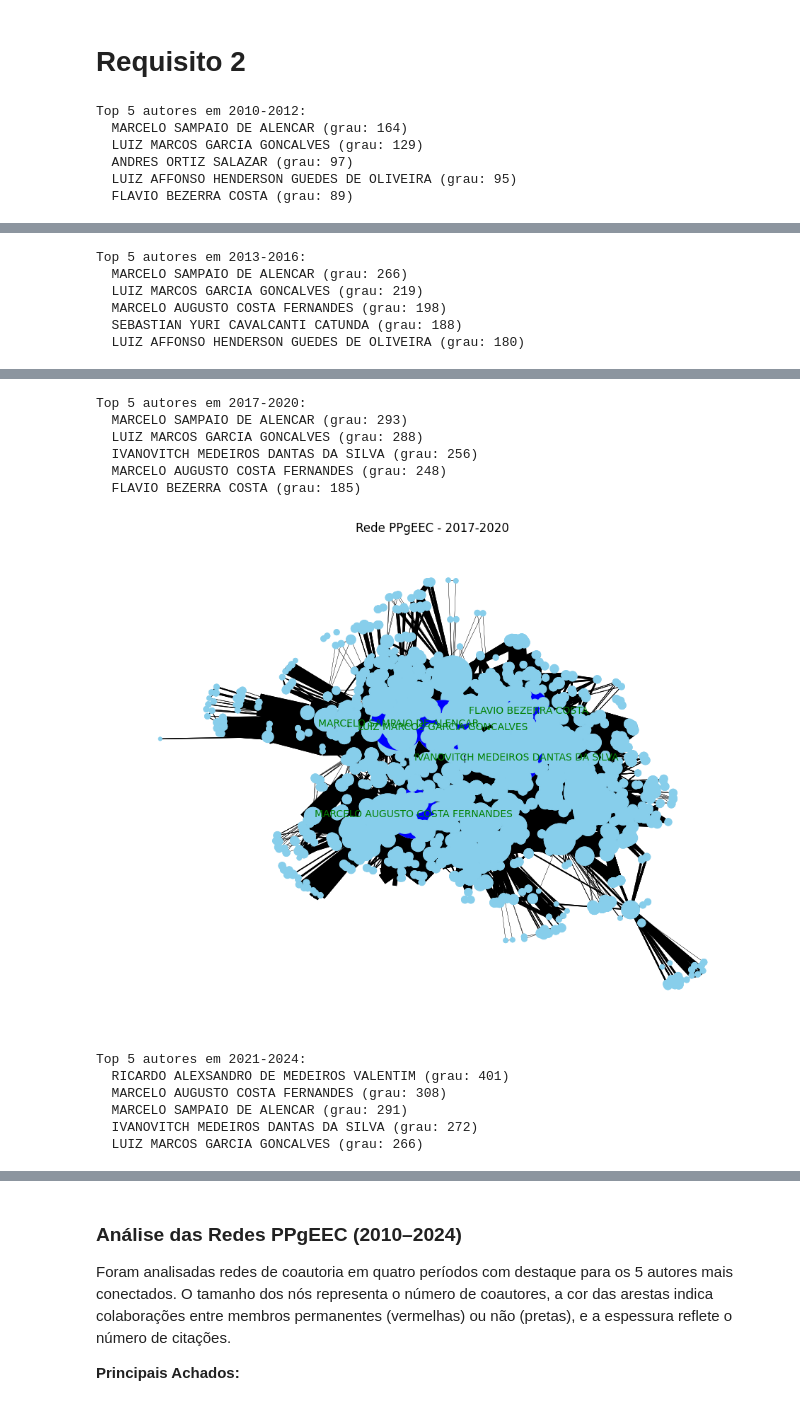
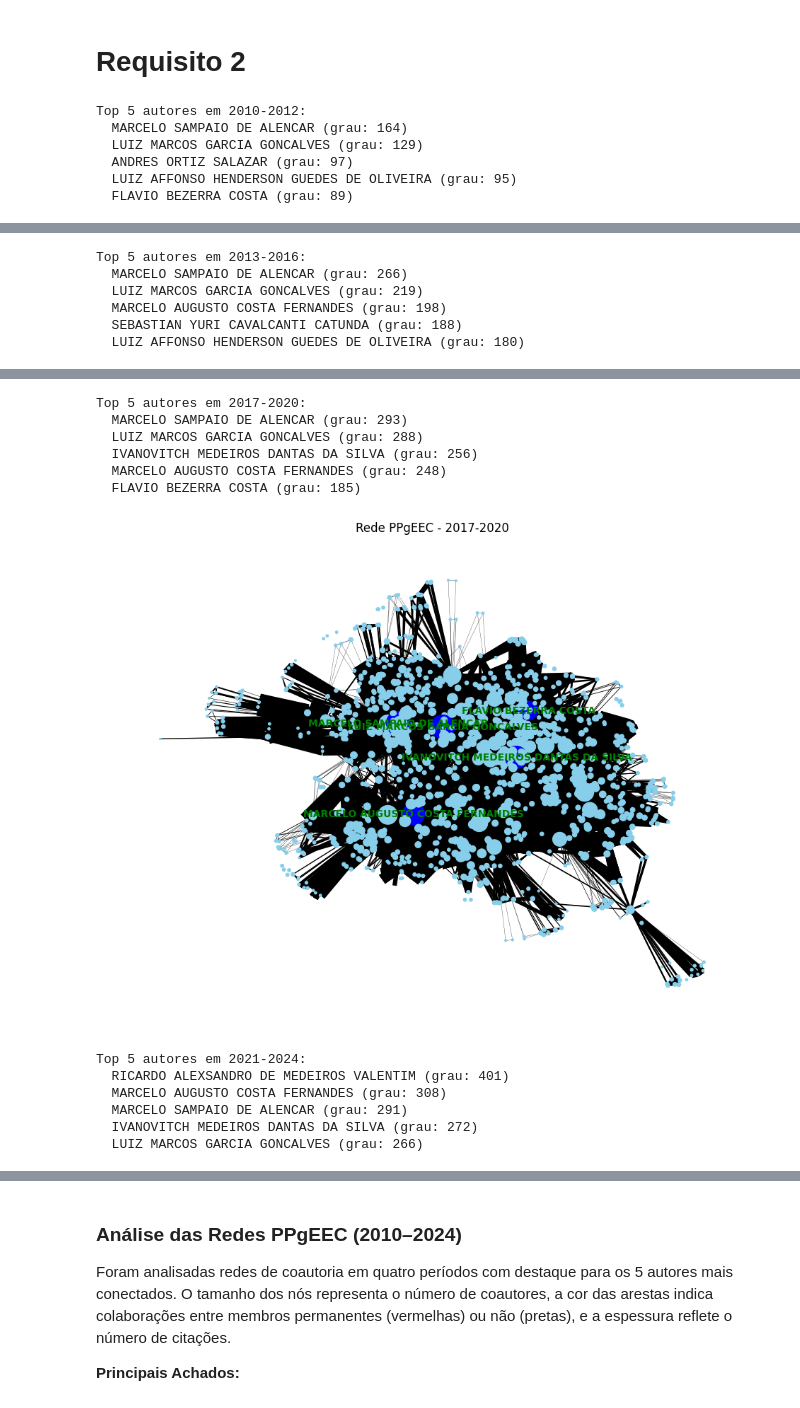
Before and after one commit to oviniciusdocarmo/AEDII, a Jupyter notebook: U1P1/P1.ipynb, the cells around one changed output, grey strips where cells are left out. Saved outputs shown, nothing was run; the diff lists cells and outputs as text; code cells hidden in the pictures.

```diff
--- a/U1P1/P1.ipynb
+++ b/U1P1/P1.ipynb
@@ -120,10 +163,6 @@ Foram analisadas redes de coautoria entre 2010 e 2025 com foco nas métricas: de
 # %% [markdown]
 # Requisito 2
 # %%
-import os
-import networkx as nx
-import matplotlib.pyplot as plt
-
 periodos = {
     "2010-2012": "2010-2012",
     "2013-2016": "2013-2016",
@@ -151,7 +190,7 @@ for nome, nome_arquivo in periodos.items():
     # Preta caso contrário
     cores_arestas = [
         'red' if (G.nodes[e[0]].get("is_permanent") == 'true' and G.nodes[e[1]].get("is_permanent") == 'true')
-        else 'black' for e in G.edges
+        else 'black' for e in G.edges # Itera sobre as arestas
     ]
 
     # Define a largura das arestas com base na quantidade de citações (citation_num)
@@ -160,14 +199,10 @@ for nome, nome_arquivo in periodos.items():
     ]
 
     # Define o tamanho de cada vértice proporcional ao seu grau (número de vizinhos)
-    tamanhos = [graus[n] * 10 for n in G.nodes]
+    tamanhos = [graus[n] * 2 for n in G.nodes]
 
     # Gera o layout da rede (posição dos nós), fixando a semente para manter visual consistente
     pos = nx.spring_layout(G, seed=42)
-
-    plt.figure(figsize=(12, 9))
-    nx.draw_networkx_nodes(G, pos, node_size=tamanhos, node_color='skyblue')
-    nx.draw_networkx_edges(G, pos, edge_color=cores_arestas, width=larguras)
 
     # Identifica os 5 vértices com maior número de vizinhos
     top5 = sorted(graus.items(), key=lambda x: x[1], reverse=True)[:5]
@@ -181,12 +216,12 @@ for nome, nome_arquivo in periodos.items():
     # Define as cores dos nós: azul para os top 5 autores, e 'skyblue' para os demais
     node_colors = ['blue' if n in labels else 'skyblue' for n in G.nodes]
 
+    plt.figure(figsize=(12, 9))
     # Desenha os nós com as cores definidas
     nx.draw_networkx_nodes(G, pos, node_size=tamanhos, node_color=node_colors)
     nx.draw_networkx_edges(G, pos, edge_color=cores_arestas, width=larguras)
-
     # Desenha os rótulos apenas para os top 5 vértices
-    nx.draw_networkx_labels(G, pos, labels, font_size=10, font_color='green', font_family='sans-serif')
+    nx.draw_networkx_labels(G, pos, labels, font_size=10, font_color='green', font_family='sans-serif', font_weight="bold")
 
     plt.title(f"Rede PPgEEC - {nome}")
     plt.axis('off')
@@ -209,10 +244,10 @@ Top 5 autores em 2013-2016:
 Top 5 autores em 2017-2020:
   MARCELO SAMPAIO DE ALENCAR (grau: 293)
   LUIZ MARCOS GARCIA GONCALVES (grau: 288)
   IVANOVITCH MEDEIROS DANTAS DA SILVA (grau: 256)
   MARCELO AUGUSTO COSTA FERNANDES (grau: 248)
   FLAVIO BEZERRA COSTA (grau: 185)
-[figure, old version]
+[figure, new version]
 Top 5 autores em 2021-2024:
   RICARDO ALEXSANDRO DE MEDEIROS VALENTIM (grau: 401)
   MARCELO AUGUSTO COSTA FERNANDES (grau: 308)
```
Also changed, not shown: parts of 3 cells of this notebook, 1 other file.
